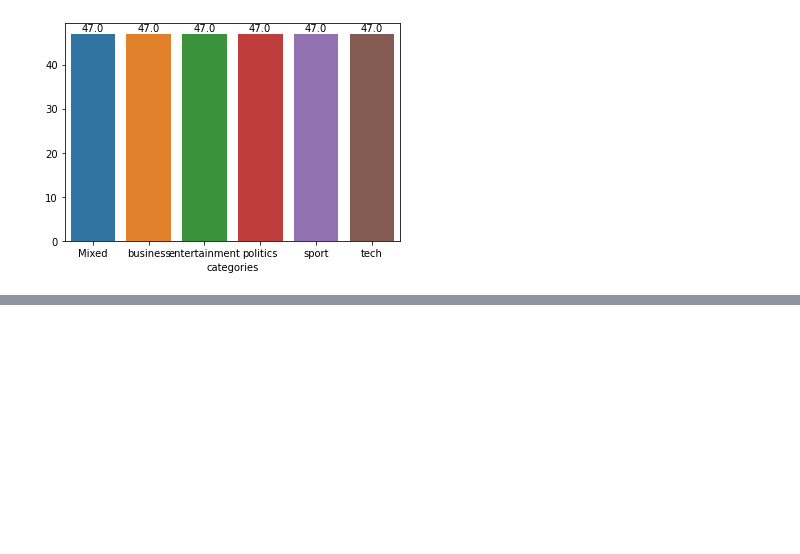
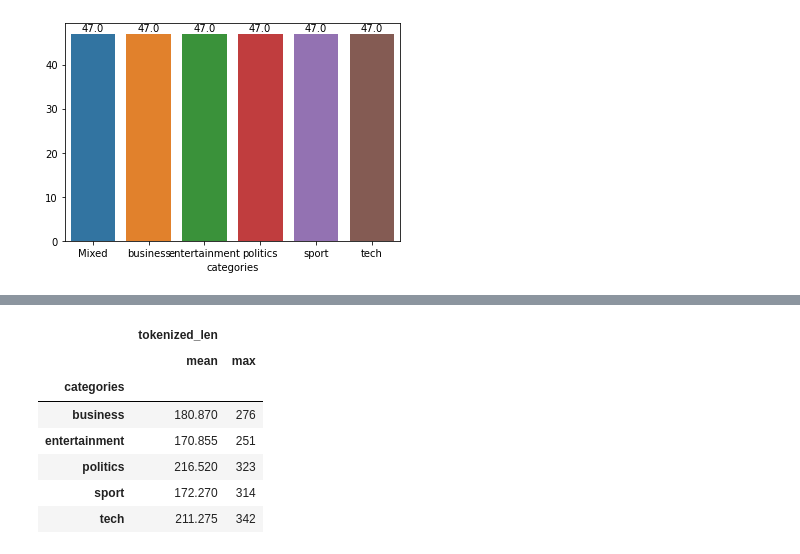
Before and after one commit to worachot-n/Text_summarization_T5, a Jupyter notebook: 0_2_Prepare_and_Split_Data.ipynb, the cells around one changed output, grey strips where cells are left out. Cells and saved outputs as stored; diff of their text form; code cells hidden in the pictures; blank space fills up the shorter version.

```diff
--- a/0_2_Prepare_and_Split_Data.ipynb
+++ b/0_2_Prepare_and_Split_Data.ipynb
@@ -340,0 +377,13 @@ df_filter_eval_mix.to_csv('Dataset_Evaluate_Mixed.csv')
+# %%
+category_length = df_filter_finetune.groupby('categories',0).agg(
+    {'tokenized_len':['mean', 'max']})
+category_length
+# %% [output]
+|  | tokenized_len |  |
+|  | mean | max |
+| categories |  |  |
+| business | 180.870 | 276 |
+| entertainment | 170.855 | 251 |
+| politics | 216.520 | 323 |
+| sport | 172.270 | 314 |
+| tech | 211.275 | 342 |
```
Also changed, not shown: parts of 6 cells of this notebook.
